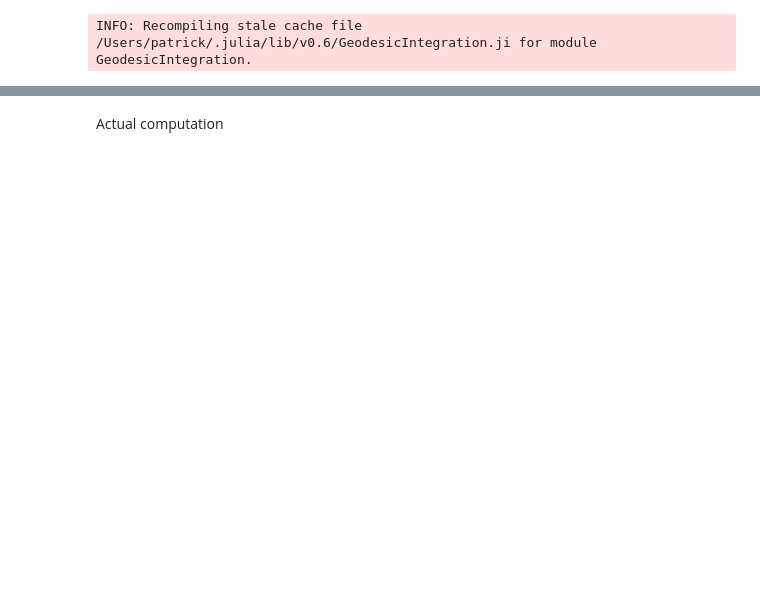
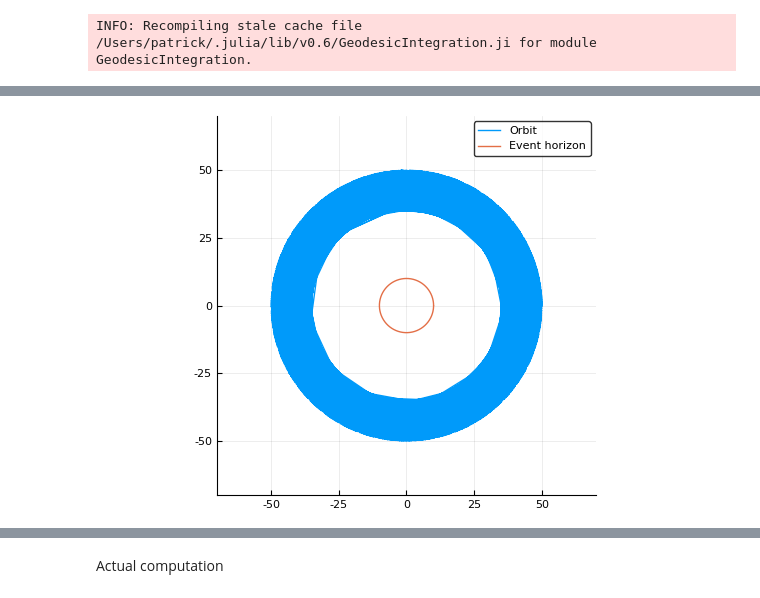
Before and after one commit to psanker/gr-project, a Jupyter notebook: tests.ipynb, the cells around one changed output, grey strips where cells are left out. Drawn from its saved outputs; the diff is of its cells as text; code cells hidden in the pictures; blank space fills up the shorter version.

```diff
--- a/tests.ipynb
+++ b/tests.ipynb
@@ -12,0 +14,30 @@ metric = KerrNewmanMetric(M, a, q);
+# %%
+# Initial position
+init_x = [0.0, 10.0M, π/2, 0.0];
+
+# Initial 3-velocity; the time component is determined from normalization of 4-velocity
+init_u = [0.0, 0.0, 0.0075];
+
+# Set up the problem to be integrated -- uses geodesic equation in 4-geometry
+problem = DirectGeodesicProblem(scmetric)
+
+# Configure the integrator with the initial conditions and range
+# Scaffolding returns total set of initial conditions for manifold projection callbacks
+τspan      = (0.0, 1000000.0)
+diffeq, X0 = scaffold(problem, init_x, init_u, τspan)
+
+ε = killing_e(scmetric, init_x, X0[5])
+l = killing_l(scmetric, init_x, X0[8])
+
+# Assert energy and angular momentum conservation
+# function g(r, u, p, t)
+#     r[1] = 0; r[2] = 0; r[3] = 0; r[4] = 0;
+#     r[5] = @. ((1 - (2M / u[2])) * u[5]) - ε
+#     r[6] = 0; r[7] = 0;
+#     r[8] = @. u[2]*u[2]*sin(u[3])*sin(u[3])*u[8] - l
+# end
+
+# cb = ManifoldProjection(g)
+
+# Run
+sol = solve(diffeq, reltol=1e-10, dense=true, save=true #=callback=cb=#)
@@ -12,0 +62,16 @@ metric = KerrNewmanMetric(M, a, q);
+# %%
+N  = 100
+T  = τspan[2]
+ts = linspace(0, τspan[2], N*T)
+
+plot(sol[2, :].*sin.(sol[3, :]).*cos.(sol[4, :]),
+    sol[2, :].*sin.(sol[3, :]).*sin.(sol[4, :]),
+    aspect_ratio=1, label="Orbit")
+
+# plot(sol(ts, idxs=2).*sin.(sol(ts, idxs=3)).*cos.(sol(ts, idxs=4)),
+#     sol(ts, idxs=2).*sin.(sol(ts, idxs=3)).*sin.(sol(ts, idxs=4)),
+#     aspect_ratio=1, label="Orbit")
+ϕ = linspace(0, 2π, 1000)
+plot!(2M*cos.(ϕ), 2M*sin.(ϕ), label="Event horizon", xlims=(-70, 70), ylims=(-70, 70))
+# %% [output]
+[figure, added]
```
Also changed, not shown: parts of 12 cells of this notebook, 2 other files.
